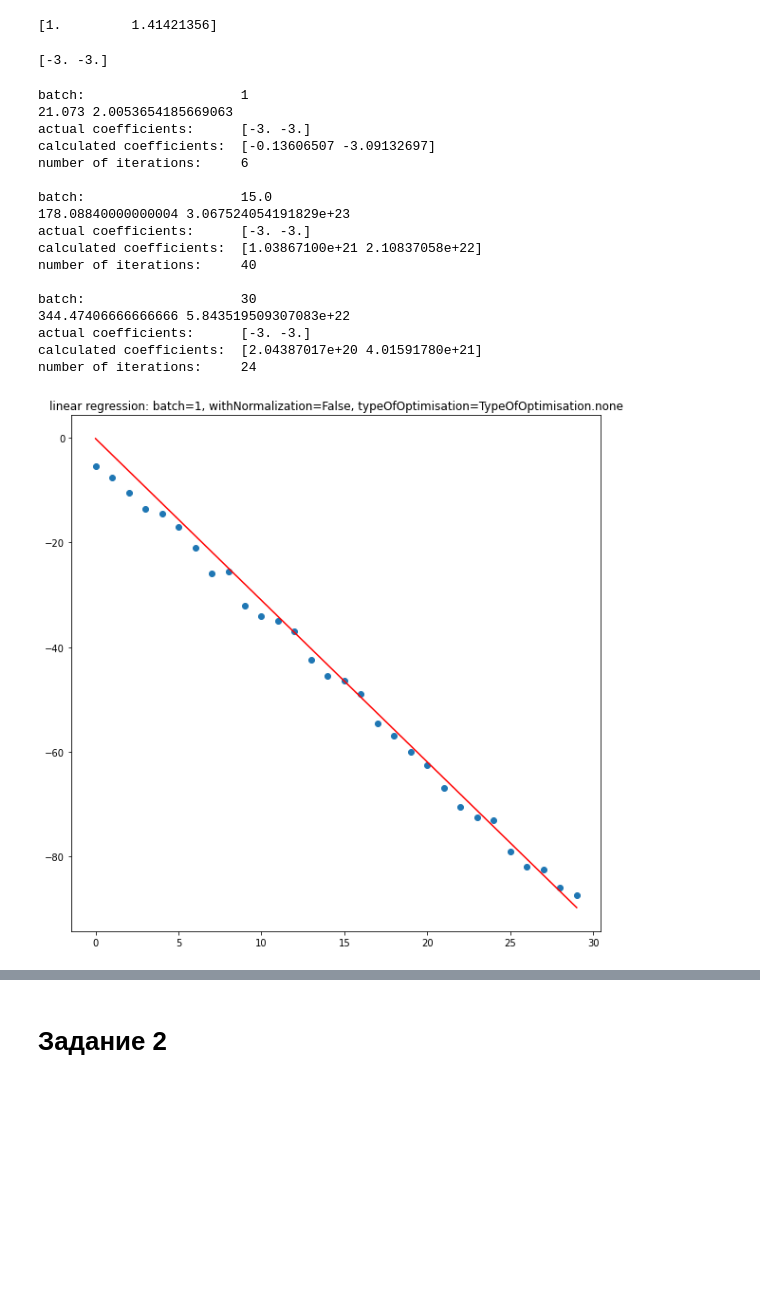
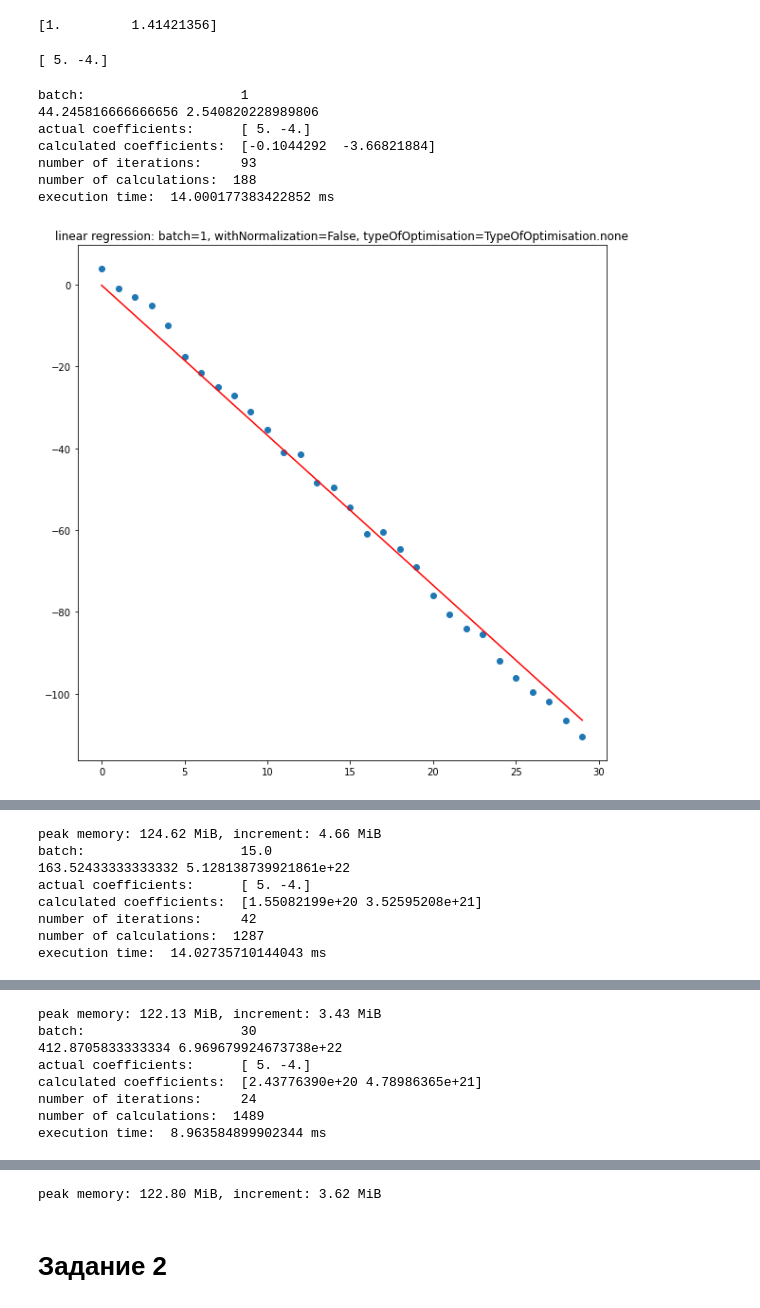
Before and after one commit to metopt-labs/lab2, a Jupyter notebook: solution.ipynb, the cells around one changed output, grey strips where cells are left out. Cells and saved outputs as stored; diff of their text form; code cells hidden in the pictures; blank space fills up the shorter version.

```diff
--- a/solution.ipynb
+++ b/solution.ipynb
@@ -59,10 +71,12 @@ for ind in range(M):
 XM = np.array(XM, dtype='float64')
 YM = np.array(YM)
 
-
 def runSGD(batch, typeOfOptimisation, withNormalization, lr, eps):
     B_start = np.array([0] * (N + 1), dtype='float64')
     YR = np.array([0] * M, dtype='float64')
+    global calculations
+    start = time.time()
+    calculations = 0
     if withNormalization:
         X_norm = ZNormalization(XM)
         Y_norm = (YM - np.mean(YM)) / np.std(YM)
@@ -84,6 +98,8 @@ def runSGD(batch, typeOfOptimisation, withNormalization, lr, eps):
         print("actual coefficients:     ", BA_start)
         print("calculated coefficients: ", BF_norm)
         print("number of iterations:    ", iterations)
+        print("number of calculations: ", calculations)
+        print("execution time: ", (time.time() - start) * 1000, "ms")
         print()
         drawGraph(X_norm, Y_norm, YF_norm, batch, withNormalization, typeOfOptimisation)
         draw_errors_graphic(errors_norm, iterations, batch, withNormalization, typeOfOptimisation)
@@ -105,11 +121,13 @@ def runSGD(batch, typeOfOptimisation, withNormalization, lr, eps):
         print("actual coefficients:     ", B_reg)
         print("calculated coefficients: ", B_final)
         print("number of iterations:    ", iterations)
+        print("number of calculations: ", calculations)
+        print("execution time: ", (time.time() - start) * 1000, "ms")
         print()
         drawGraph(XM, YM, YF, batch, withNormalization, typeOfOptimisation)
         draw_errors_graphic(errors, iterations, batch, withNormalization, typeOfOptimisation)
 # %% [output]
-[-3. -3.]
+[ 5. -4.]
 # %%
 def mean_error(Y_act, Y_reg):
     return np.sum(abs(Y_act - Y_reg)) / M
@@ -120,18 +138,20 @@ def stopping_criteria(previous, current, eps):
 
 
 def gradient(nums, XM, YR, YM):
+    global calculations
     grad = []
     for i in range(N + 1):
         xi = 0
         for k in range(len(nums)):
             xi += XM[nums[k]][i] * (YR[nums[k]] - YM[nums[k]])
+            calculations = calculations + 1
             if xi > 1e25:
                 return np.array([0] * (N + 1), dtype='float64')
         grad.append(xi)
     return np.array(grad)
 
-
 def gradient_descent(batch, XM, YM, YR, B_reg, lr, eps, type_of_optimisation, with_normalization):
+    # a = [0] * 100000000
     previous_error = 0
     grad = np.array([0] * (N + 1), dtype='float64')
     previous_gradient = np.array([0] * (N + 1), dtype='float64')
@@ -139,6 +159,7 @@ def gradient_descent(batch, XM, YM, YR, B_reg, lr, eps, type_of_optimisation, wi
     v_adam = np.array([0] * (N + 1), dtype='float64')
     errors = []
     iterations = 0
+    global calculations
     while True:
         nums = set()
         while len(nums) != batch:
@@ -153,6 +174,7 @@ def gradient_descent(batch, XM, YM, YR, B_reg, lr, eps, type_of_optimisation, wi
         elif type_of_optimisation == TypeOfOptimisation.momentum:
             grad = gradient(nums, XM, YR, YM)
             grad += gamma * previous_gradient
+            calculations = calculations + 1
         elif type_of_optimisation == TypeOfOptimisation.Nesterov:
             B_prev = B_reg - lr * previous_gradient
             YR_new = [0] * M
@@ -160,16 +182,19 @@ def gradient_descent(batch, XM, YM, YR, B_reg, lr, eps, type_of_optimisation, wi
                 YR_new[i] = y_regression(B_prev, XM[i])
             grad = gradient(nums, XM, np.array(YR_new), YM)
             grad += gamma * previous_gradient
+            calculations = calculations + 2 + M
         elif type_of_optimisation == TypeOfOptimisation.AdaGrad:
             grad = gradient(nums, XM, YR, YM)
             new_grad = previous_gradient + np.square(grad)
             new_grad = np.divide(grad, np.sqrt(abs(new_grad + eps)))
             grad = new_grad
+            calculations = calculations + 2
         elif type_of_optimisation == TypeOfOptimisation.RMSProp:
             grad = gradient(nums, XM, YR, YM)
             new_grad = gamma * previous_gradient + (1 - gamma) * np.square(grad)
             new_grad = np.divide(grad, np.sqrt(abs(new_grad + eps)))
             grad = new_grad
+            calculations = calculations + 2
         elif type_of_optimisation == TypeOfOptimisation.Adam:
             grad = gradient(nums, XM, YR, YM)
             m_adam = beta_1 * m_adam + (1 - beta_1) * grad
@@ -177,6 +202,7 @@ def gradient_descent(batch, XM, YM, YR, B_reg, lr, eps, type_of_optimisation, wi
             m = m_adam / (1 - beta_1)
             v = v_adam / (1 - beta_2)
             grad = m / np.sqrt(abs(v + eps))
+            calculations = calculations + 5
         B_reg -= lr * grad
 
         for i in range(M):
@@ -189,51 +215,40 @@ def gradient_descent(batch, XM, YM, YR, B_reg, lr, eps, type_of_optimisation, wi
         iterations += 1
     return B_reg, errors, YR, iterations
 
 
 def drawGraph(XM, YM, YF, batch, withNormalization, typeOfOptimisation):
     fig = plt.figure()
     fig.set_size_inches(10, 10)
     X = XM.T[1]
     plt.scatter(X, YM)
     plt.plot(X, YF, color='red')
     title = 'linear regression: batch=' + str(batch) + \
             ', withNormalization=' + str(withNormalization) + \
             ', typeOfOptimisation=' + str(typeOfOptimisation)
     plt.title(title)
     plt.show()
 
 
 def draw_errors_graphic(E, iterations, batch, withNormalization, typeOfOptimisation):
     fig = plt.figure()
     fig.set_size_inches(7, 7)
     i = np.linspace(0, iterations, iterations)
     plt.plot(i, E)
     title = 'error vizualization: batch=' + str(batch) + \
             ', withNormalization=' + str(withNormalization) + \
             ', typeOfOptimisation=' + str(typeOfOptimisation)
     plt.title(title)
     plt.show()
 
-
-runSGD(1, TypeOfOptimisation.none, withNormalization=False, lr=1e-3, eps=1e-3)
-runSGD(M / 2, TypeOfOptimisation.none, withNormalization=False, lr=1e-3, eps=1e-3)
-runSGD(M, TypeOfOptimisation.none, withNormalization=False, lr=1e-3, eps=1e-3)
+%memit runSGD(1, TypeOfOptimisation.none, withNormalization=False, lr=1e-3, eps=1e-3)
+%memit runSGD(M / 2, TypeOfOptimisation.none, withNormalization=False, lr=1e-3, eps=1e-3)
+%memit runSGD(M, TypeOfOptimisation.none, withNormalization=False, lr=1e-3, eps=1e-3)
 # %% [output]
 batch:                    1
-21.073 2.0053654185669063
-actual coefficients:      [-3. -3.]
-calculated coefficients:  [-0.13606507 -3.09132697]
-number of iterations:     6
-
-batch:                    15.0
-178.08840000000004 3.067524054191829e+23
-actual coefficients:      [-3. -3.]
-calculated coefficients:  [1.03867100e+21 2.10837058e+22]
-number of iterations:     40
-
-batch:                    30
-344.47406666666666 5.843519509307083e+22
-actual coefficients:      [-3. -3.]
-calculated coefficients:  [2.04387017e+20 4.01591780e+21]
-number of iterations:     24
+44.245816666666656 2.540820228989806
+actual coefficients:      [ 5. -4.]
+calculated coefficients:  [-0.1044292  -3.66821884]
+number of iterations:     93
+number of calculations:  188
+execution time:  14.000177383422852 ms
-[figure, old version]
+[figure, new version]
@@ -240,0 +256,8 @@ number of iterations:     24
+peak memory: 124.62 MiB, increment: 4.66 MiB
+batch:                    15.0
+163.52433333333332 5.128138739921861e+22
+actual coefficients:      [ 5. -4.]
+calculated coefficients:  [1.55082199e+20 3.52595208e+21]
+number of iterations:     42
+number of calculations:  1287
+execution time:  14.02735710144043 ms
@@ -242,0 +266,8 @@ number of iterations:     24
+peak memory: 122.13 MiB, increment: 3.43 MiB
+batch:                    30
+412.8705833333334 6.969679924673738e+22
+actual coefficients:      [ 5. -4.]
+calculated coefficients:  [2.43776390e+20 4.78986365e+21]
+number of iterations:     24
+number of calculations:  1489
+execution time:  8.963584899902344 ms
@@ -245,3 +276,4 @@ number of iterations:     24
+peak memory: 122.80 MiB, increment: 3.62 MiB
 # %% [markdown]
 # Задание 2
 # %%
```
Also changed, not shown: parts of 9 cells of this notebook.
